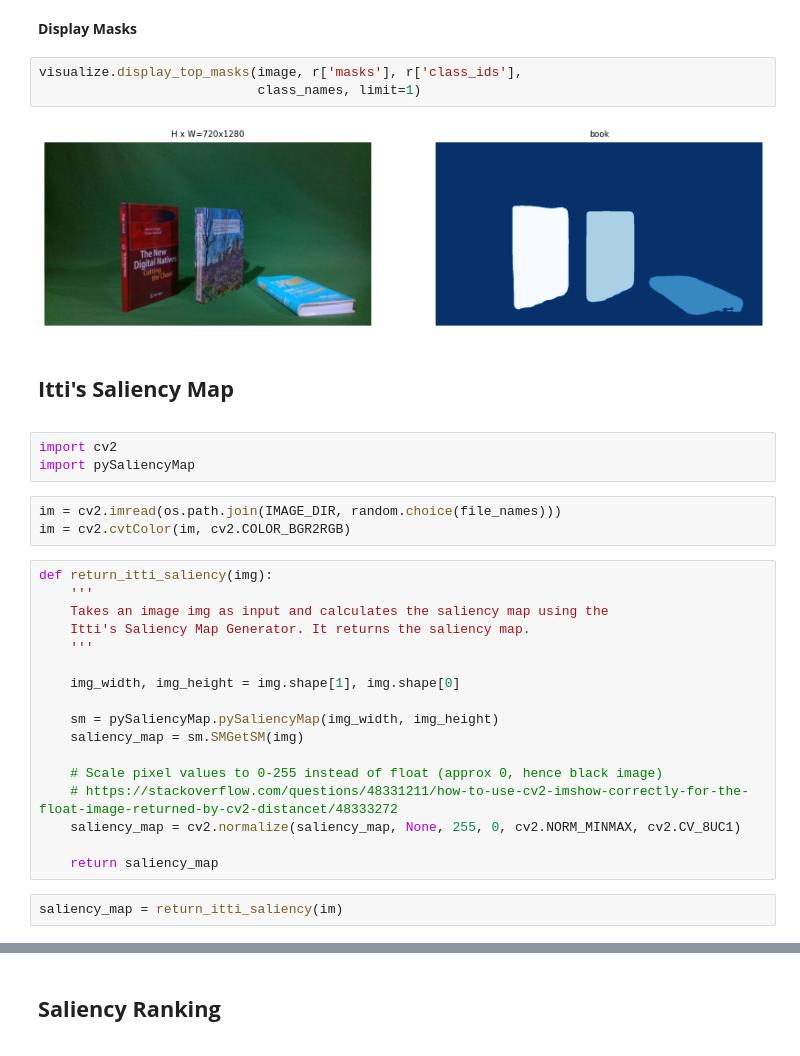
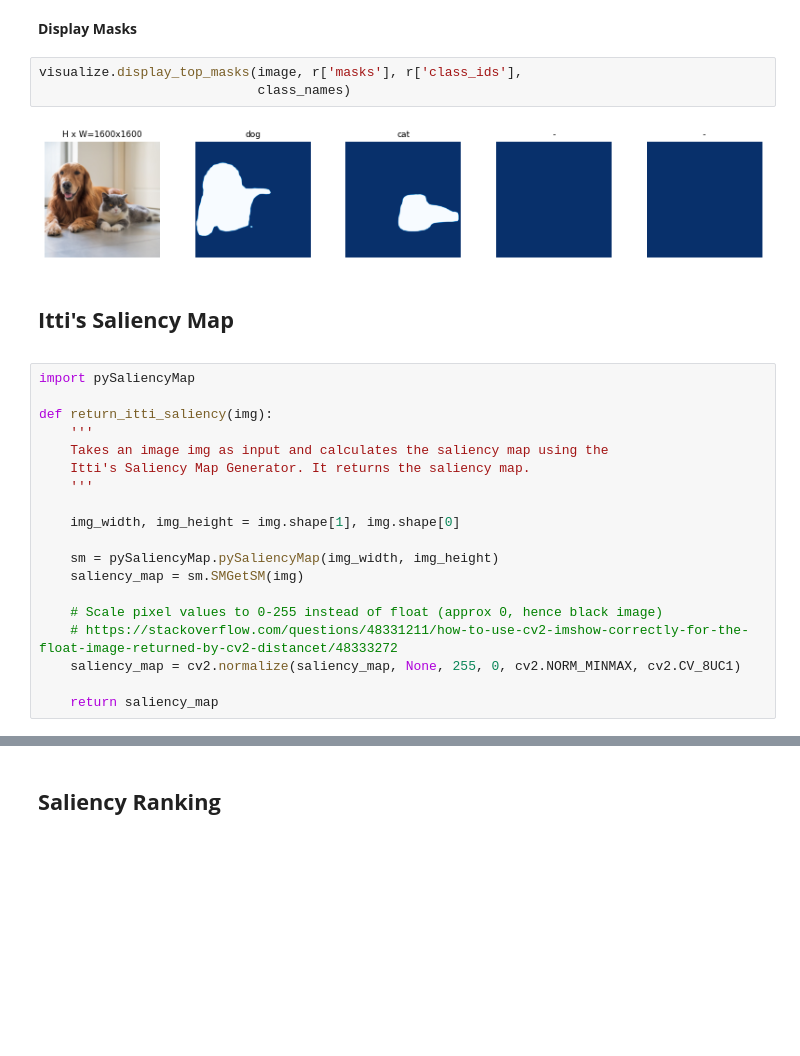
Before and after one commit to matthewkenely/ICT3909, a Jupyter notebook: maskr-coco-ranking/Ranking/App.ipynb, the cells around one changed output, grey strips where cells are left out. Drawn from its saved outputs; the diff is of its cells as text; blank space fills up the shorter version.

```diff
--- a/maskr-coco-ranking/Ranking/App.ipynb
+++ b/maskr-coco-ranking/Ranking/App.ipynb
@@ -122,18 +121,14 @@ anchors                  shape: (1, 261888, 4)        min:   -0.35390  max:    1
 **Display Masks**
 # %%
 visualize.display_top_masks(image, r['masks'], r['class_ids'],
-                            class_names, limit=1)
+                            class_names)
 # %% [output]
-[figure, old version]
+[figure, new version]
 # %% [markdown]
 **<h2>Itti's Saliency Map</h2>**
-# %%
-import cv2
-import pySaliencyMap
-# %%
-im = cv2.imread(os.path.join(IMAGE_DIR, random.choice(file_names)))
-im = cv2.cvtColor(im, cv2.COLOR_BGR2RGB)
 # %%
+import pySaliencyMap
+
 def return_itti_saliency(img):
     '''
     Takes an image img as input and calculates the saliency map using the
@@ -150,6 +145,4 @@ def return_itti_saliency(img):
     saliency_map = cv2.normalize(saliency_map, None, 255, 0, cv2.NORM_MINMAX, cv2.CV_8UC1)
 
     return saliency_map
-# %%
-saliency_map = return_itti_saliency(im)
 # %%
```
Also changed, not shown: parts of 7 cells of this notebook, 3 other files.
